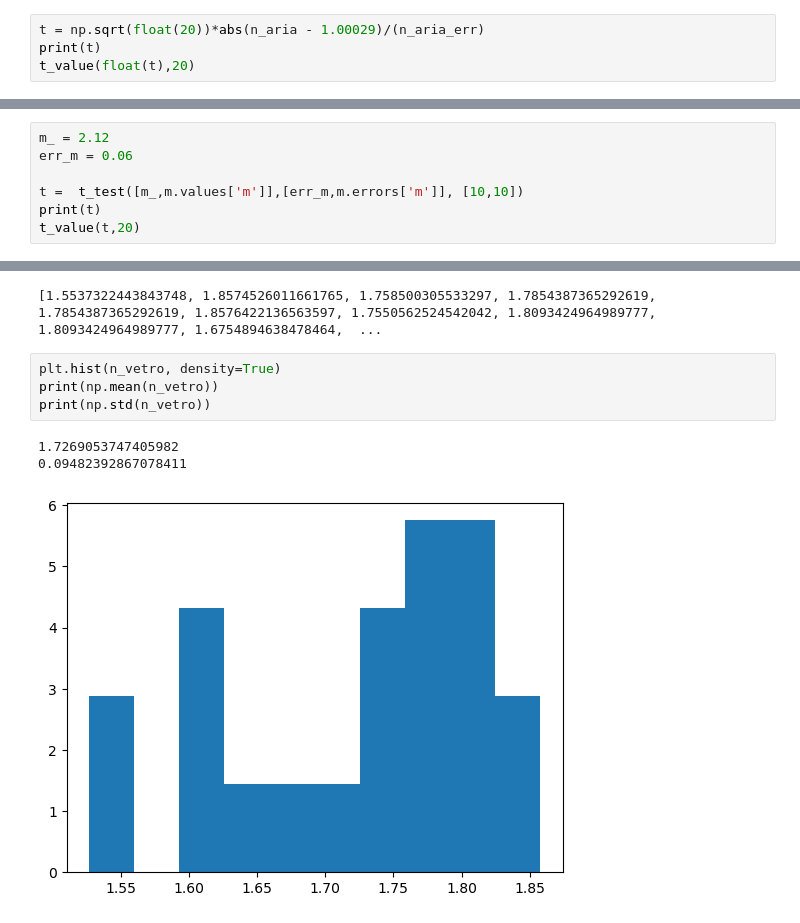
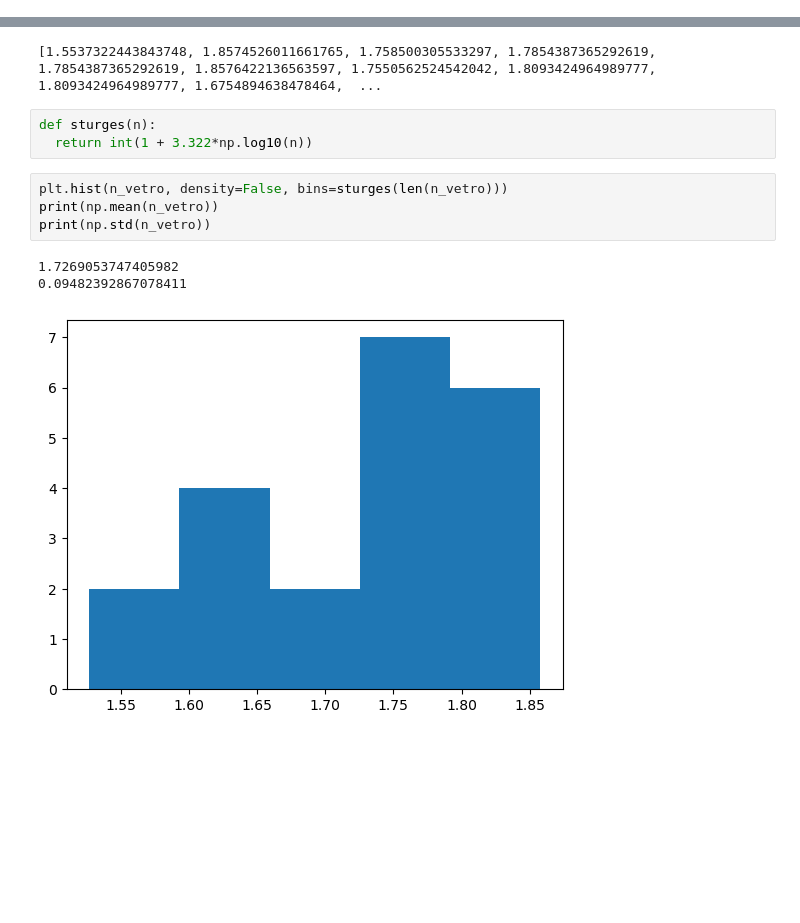
Before and after one commit to Yedi278/Lab2, a Jupyter notebook: Interferometro/Interferometro.ipynb, the cells around one changed output, grey strips where cells are left out. Cells and saved outputs as stored; diff of their text form; blank space fills up the shorter version.

```diff
--- a/Interferometro/Interferometro.ipynb
+++ b/Interferometro/Interferometro.ipynb
@@ -614,4 +622,0 @@ n aria =  1.0002081339135194 ± 5.08133591031602e-6
-# %%
-t = np.sqrt(float(20))*abs(n_aria - 1.00029)/(n_aria_err)
-print(t)
-t_value(float(t),20)
@@ -623,10 +624,3 @@ t_value(float(t),20)
 draw_p_value(m.fval,m.ndof, x_limit=100)
 # %% [output]
 [figure]
-# %%
-m_ = 2.12
-err_m = 0.06
-
-t =  t_test([m_,m.values['m']],[err_m,m.errors['m']], [10,10])
-print(t)
-t_value(t,20)
@@ -651,11 +641,14 @@ for i,j in zip(ang_m4,N_m4):
 print(n_vetro)
 # %% [output]
 [1.5537322443843748, 1.8574526011661765, 1.758500305533297, 1.7854387365292619, 1.7854387365292619, 1.8576422136563597, 1.7550562524542042, 1.8093424964989777, 1.8093424964989777, 1.6754894638478464,  ...
+# %%
+def sturges(n):
+  return int(1 + 3.322*np.log10(n))
 # %%
-plt.hist(n_vetro, density=True)
+plt.hist(n_vetro, density=False, bins=sturges(len(n_vetro)))
 print(np.mean(n_vetro))
 print(np.std(n_vetro))
 # %% [output]
 1.7269053747405982
 0.09482392867078411
-[figure, old version]
+[figure, new version]
```
Also changed, not shown: parts of 8 cells of this notebook, 4 other files.
